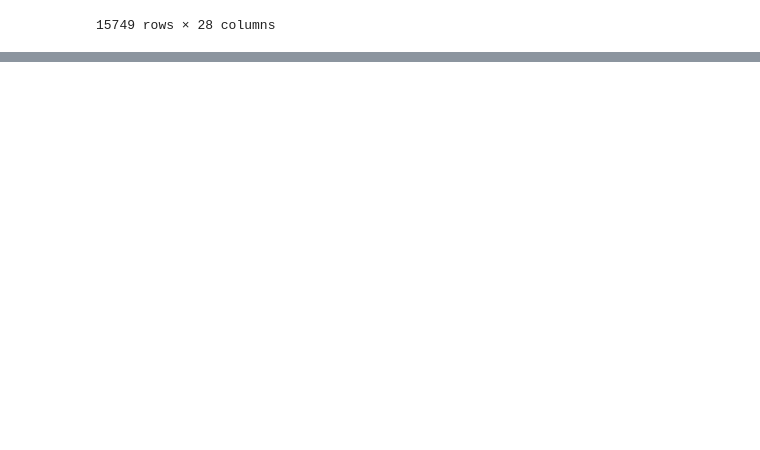
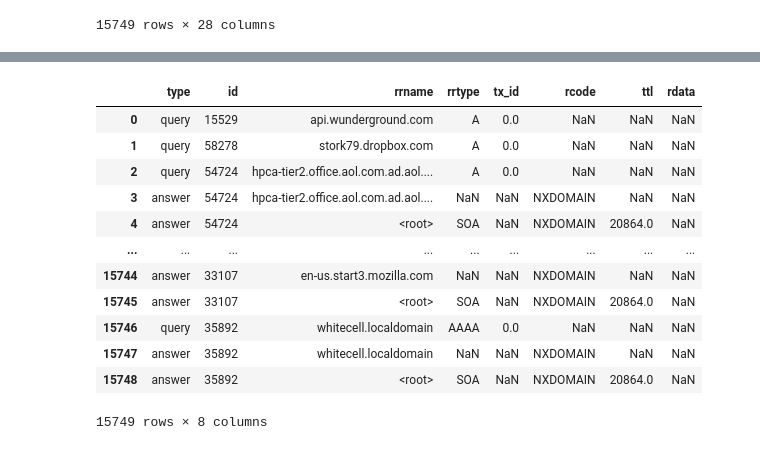
Before and after one commit to MarcoRamirezGT/LAB09_REDES, a Jupyter notebook: main.ipynb, the cells around one changed output, grey strips where cells are left out. Saved outputs shown, nothing was run; the diff lists cells and outputs as text; code cells hidden in the pictures; blank space fills up the shorter version.

```diff
--- a/main.ipynb
+++ b/main.ipynb
@@ -34,7 +36,8 @@ df['proto'].unique()
 # %% [output]
 array(['TCP', 'UDP', 'IPv6-ICMP', nan], dtype=object)
 # %%
-df[df['dns'].notna()]
+df_dns=df[df['dns'].notna()]
+df_dns
 # %% [output]
 |  | timestamp | flow_id | pcap_cnt | event_type | vlan | src_ip | src_port | dest_ip | dest_port | proto | ... |
 | 2 | 2017-07-22T17:33:16.661646-0500 | 1.327836e+15 | 22269.0 | dns | 110.0 | 2001:0dbb:0c18:0011:0260:6eff:fe3... | 59680.0 | 2001:0500:0001:0000:0000:0000:803... | 53.0 | UDP | ... |
@@ -51,0 +62,19 @@ df[df['dns'].notna()]
+# %%
+
+#filter DGA in DNS
+df_dns_dga= pd.json_normalize(df_dns['dns'])
+df_dns_dga
+# %% [output]
+|  | type | id | rrname | rrtype | tx_id | rcode | ttl | rdata |
+| 0 | query | 15529 | api.wunderground.com | A | 0.0 | NaN | NaN | NaN |
+| 1 | query | 58278 | stork79.dropbox.com | A | 0.0 | NaN | NaN | NaN |
+| 2 | query | 54724 | hpca-tier2.office.aol.com.ad.aol.... | A | 0.0 | NaN | NaN | NaN |
+| 3 | answer | 54724 | hpca-tier2.office.aol.com.ad.aol.... | NaN | NaN | NXDOMAIN | NaN | NaN |
+| 4 | answer | 54724 | <root> | SOA | NaN | NXDOMAIN | 20864.0 | NaN |
+| ... | ... | ... | ... | ... | ... | ... | ... | ... |
+| 15744 | answer | 33107 | en-us.start3.mozilla.com | NaN | NaN | NXDOMAIN | NaN | NaN |
+| 15745 | answer | 33107 | <root> | SOA | NaN | NXDOMAIN | 20864.0 | NaN |
+| 15746 | query | 35892 | whitecell.localdomain | AAAA | 0.0 | NaN | NaN | NaN |
+| 15747 | answer | 35892 | whitecell.localdomain | NaN | NaN | NXDOMAIN | NaN | NaN |
+| 15748 | answer | 35892 | <root> | SOA | NaN | NXDOMAIN | 20864.0 | NaN |
+15749 rows × 8 columns
```
Also changed, not shown: parts of 5 cells of this notebook.
